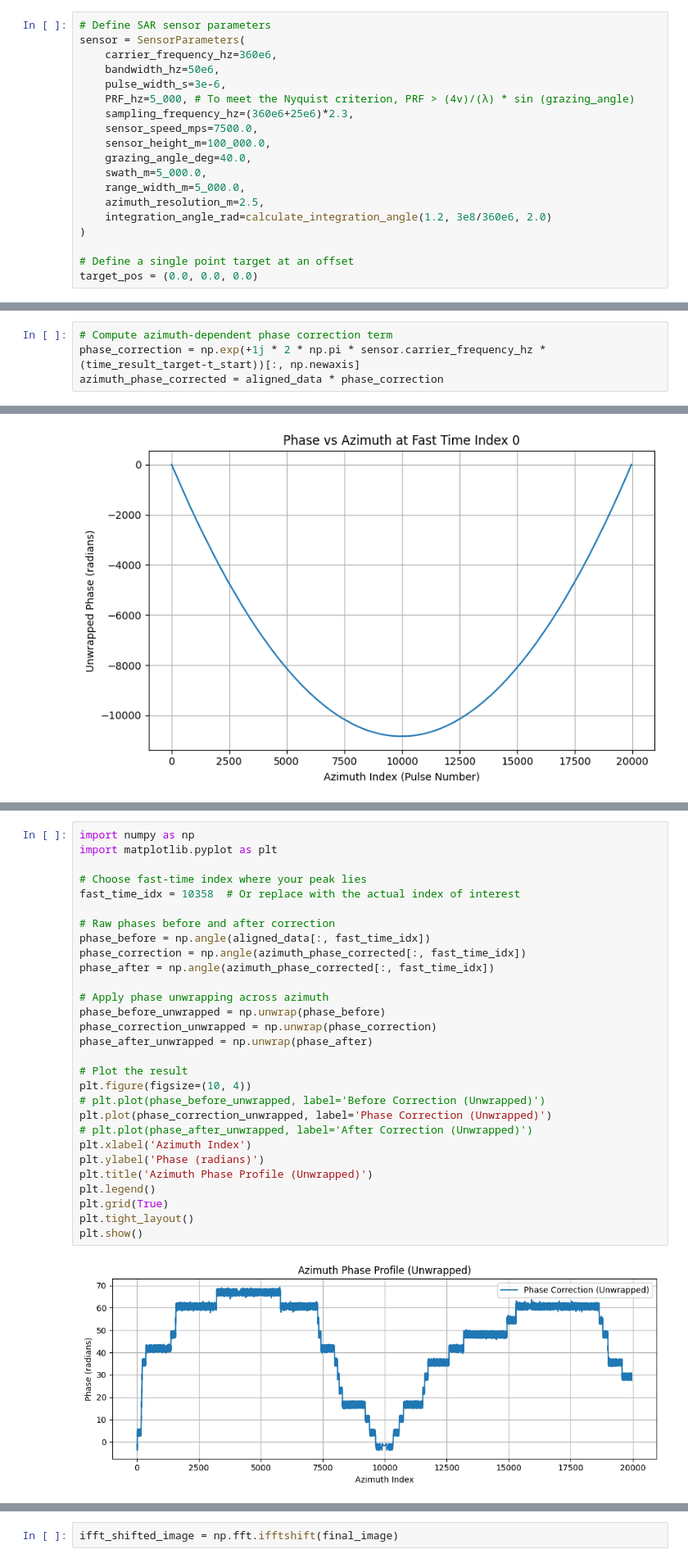
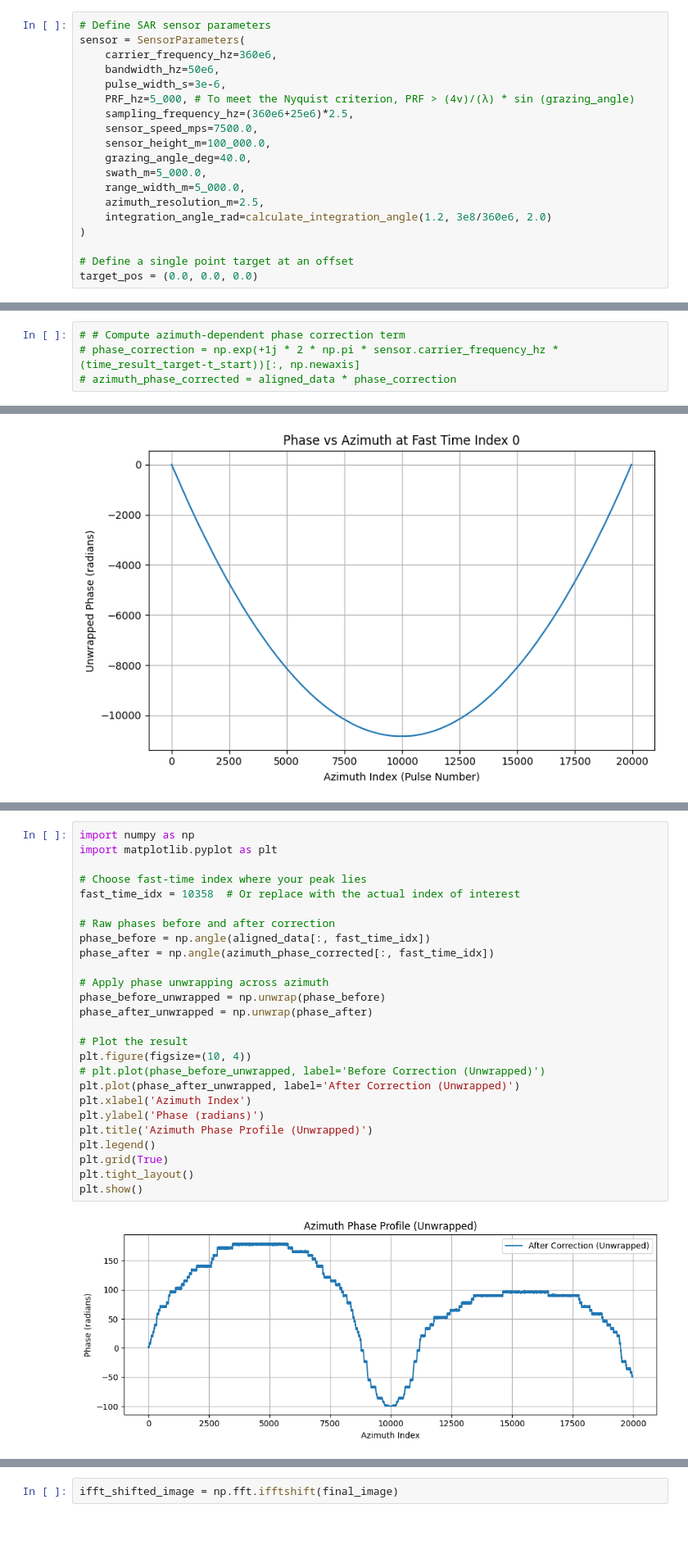
Before and after one commit to kwokkeith/signal_processing_notes, a Jupyter notebook: 07_raw_data_simulation.ipynb, the cells around one changed output, grey strips where cells are left out. Shown at 82% size. Saved outputs shown, nothing was run; the diff lists cells and outputs as text; blank space fills up the shorter version.

```diff
--- a/07_raw_data_simulation.ipynb
+++ b/07_raw_data_simulation.ipynb
@@ -8,7 +8,7 @@ sensor = SensorParameters(
     bandwidth_hz=50e6,
     pulse_width_s=3e-6,
     PRF_hz=5_000, # To meet the Nyquist criterion, PRF > (4v)/(λ) * sin (grazing_angle)
-    sampling_frequency_hz=(360e6+25e6)*2.3,
+    sampling_frequency_hz=(360e6+25e6)*2.5,
     sensor_speed_mps=7500.0,
     sensor_height_m=100_000.0,
     grazing_angle_deg=40.0,
@@ -228,9 +228,9 @@ for i in range(num_pulses):
     ).astype(np.complex64)
     azimuth_phase_corrected[i] = aligned_data[i] * phase_row
 # %%
-# Compute azimuth-dependent phase correction term
-phase_correction = np.exp(+1j * 2 * np.pi * sensor.carrier_frequency_hz * (time_result_target-t_start))[:, np.newaxis]
-azimuth_phase_corrected = aligned_data * phase_correction
+# # Compute azimuth-dependent phase correction term
+# phase_correction = np.exp(+1j * 2 * np.pi * sensor.carrier_frequency_hz * (time_result_target-t_start))[:, np.newaxis]
+# azimuth_phase_corrected = aligned_data * phase_correction
 # %%
 # Check phase vs azimuth
 plot_phase_vs_azimuth(phase_correction, sensor.sampling_frequency_hz, fast_time_us=0)
@@ -266,34 +244,31 @@ plot_phase_vs_azimuth(azimuth_phase_corrected, sensor.sampling_frequency_hz, fas
 # %%
 import numpy as np
 import matplotlib.pyplot as plt
 
 # Choose fast-time index where your peak lies
 fast_time_idx = 10358  # Or replace with the actual index of interest
 
 # Raw phases before and after correction
 phase_before = np.angle(aligned_data[:, fast_time_idx])
-phase_correction = np.angle(azimuth_phase_corrected[:, fast_time_idx])
 phase_after = np.angle(azimuth_phase_corrected[:, fast_time_idx])
 
 # Apply phase unwrapping across azimuth
 phase_before_unwrapped = np.unwrap(phase_before)
-phase_correction_unwrapped = np.unwrap(phase_correction)
 phase_after_unwrapped = np.unwrap(phase_after)
 
 # Plot the result
 plt.figure(figsize=(10, 4))
 # plt.plot(phase_before_unwrapped, label='Before Correction (Unwrapped)')
-plt.plot(phase_correction_unwrapped, label='Phase Correction (Unwrapped)')
-# plt.plot(phase_after_unwrapped, label='After Correction (Unwrapped)')
+plt.plot(phase_after_unwrapped, label='After Correction (Unwrapped)')
 plt.xlabel('Azimuth Index')
 plt.ylabel('Phase (radians)')
 plt.title('Azimuth Phase Profile (Unwrapped)')
 plt.legend()
 plt.grid(True)
 plt.tight_layout()
 plt.show()
 # %% [output]
-[figure, old version]
+[figure, new version]
 # %%
 import matplotlib.pyplot as plt
 plt.plot(np.unwrap(np.angle(phase_correction[:])))
```
Also changed, not shown: parts of 18 cells of this notebook.
